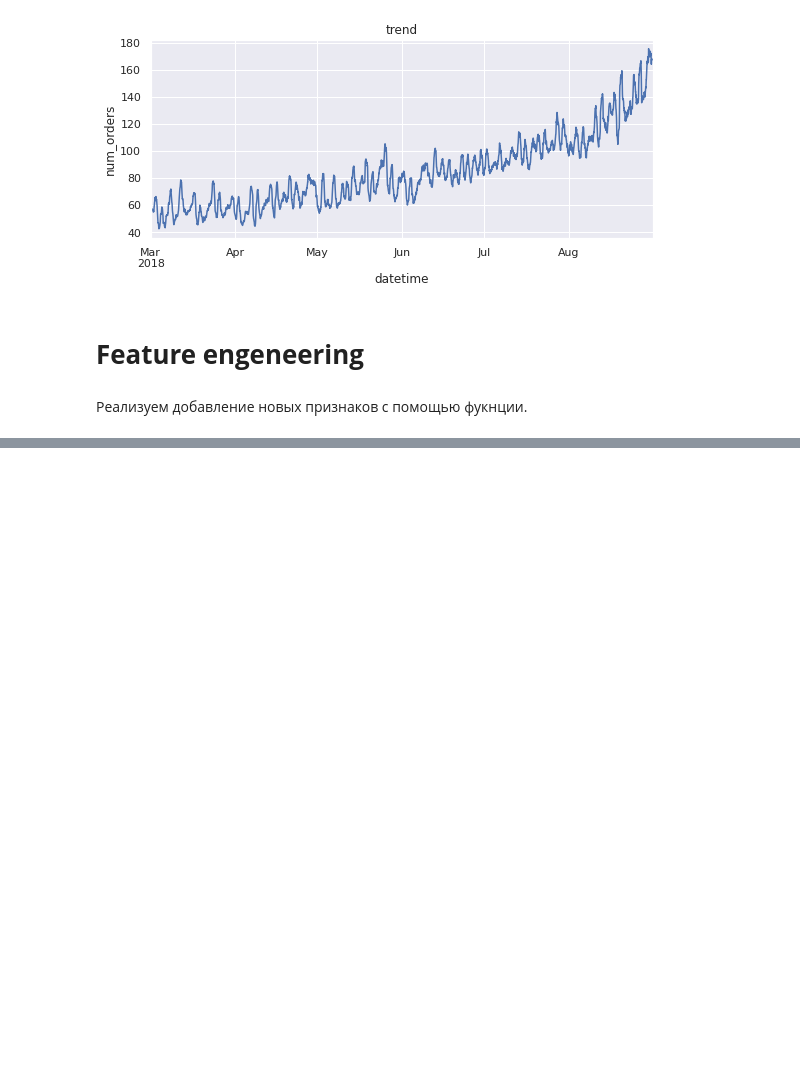
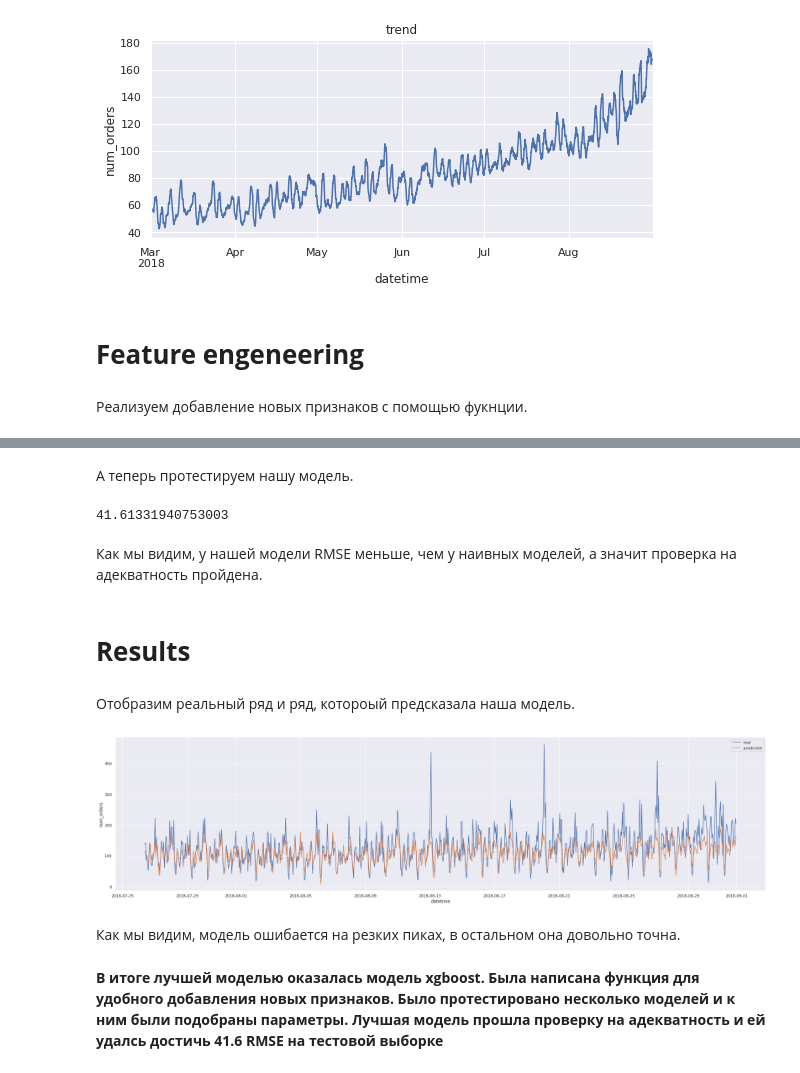
Before and after one commit to Doppler-67/taxi-orders-forecasting, a Jupyter notebook: taxi.ipynb, the cells around one changed output, grey strips where cells are left out. Cells and saved outputs as stored; diff of their text form; code cells hidden in the pictures; blank space fills up the shorter version.

Commit message:
results

```diff
--- a/taxi.ipynb
+++ b/taxi.ipynb
@@ -132,0 +178,7 @@ modified_data.head()
+# %%
+model = RandomForestRegressor(random_state=67)
+clf = RandomizedSearchCV(model, random_forest_params, cv=tscv, random_state=67)
+clf.fit(x_train, y_train)
+
+scores = cross_val_score(clf.best_estimator_, x_train, y_train, cv=tscv, scoring='neg_root_mean_squared_error')
+print('avg rmse:', -round(sum(scores) / len(scores), 2))
@@ -132,0 +187,15 @@ modified_data.head()
+# %%
+xgb_params = {
+              'learning_rate': np.arange(0.05, 0.31, 0.05),
+              'max_depth': np.arange(3, 13, 1, dtype=int),
+              'min_child_weight': np.arange(1, 8, 1, dtype=int),
+              'colsample_bytree': np.arange(0.3, 0.8, 0.1),
+              'n_estimators': np.arange(100, 1001, 25, dtype=int)
+             }
+# %%
+model = XGBRegressor(objective='reg:squarederror', random_state=67)
+clf = RandomizedSearchCV(model, xgb_params, cv=tscv, random_state=67)
+clf.fit(x_train, y_train)
+
+scores = cross_val_score(clf.best_estimator_, x_train, y_train, cv=tscv, scoring='neg_root_mean_squared_error')
+print('avg rmse:', -round(sum(scores) / len(scores), 2))
@@ -132,0 +224,27 @@ modified_data.head()
+# %% [markdown]
+А теперь протестируем нашу модель.
+# %%
+y_predicted = clf.best_estimator_.predict(x_test)
+mean_squared_error(y_test, y_predicted, squared=False)
+# %% [output]
+41.61331940753003
+# %% [markdown]
+Как мы видим, у нашей модели RMSE меньше, чем у наивных моделей, а значит проверка на адекватность пройдена.
+# %% [markdown]
+# **Results**
+# %% [markdown]
+Отобразим реальный ряд и ряд, котороый предсказала наша модель.
+# %%
+plt.figure(figsize=(33, 8))
+
+sns.lineplot(x=y_test.index, y=y_test, label= 'real')
+sns.lineplot(x=y_test.index, y=y_predicted, label='predicted')
+plt.legend()
+
+plt.show()
+# %% [output]
+[figure, added]
+# %% [markdown]
+Как мы видим, модель ошибается на резких пиках, в остальном она довольно точна.
+# %% [markdown]
+**В итоге лучшей моделью оказалась модель xgboost. Была написана функция для удобного добавления новых признаков. Было протестировано несколько моделей и к ним были подобраны параметры. Лучшая модель прошла проверку на адекватность и ей удалсь достичь 41.6 RMSE на тестовой выборке**
```
Also changed, not shown: parts of 22 cells of this notebook.
